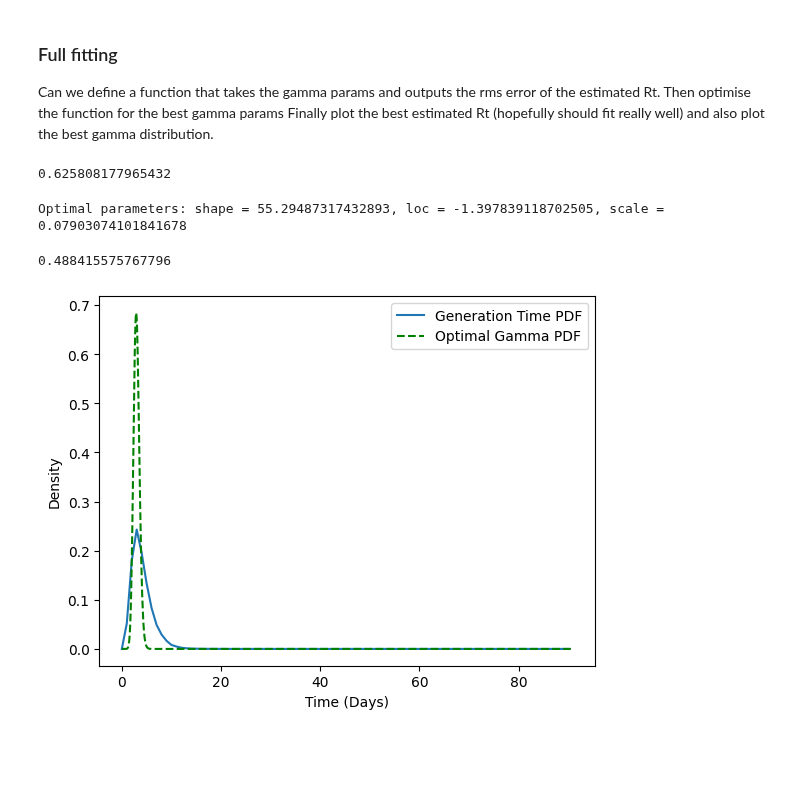
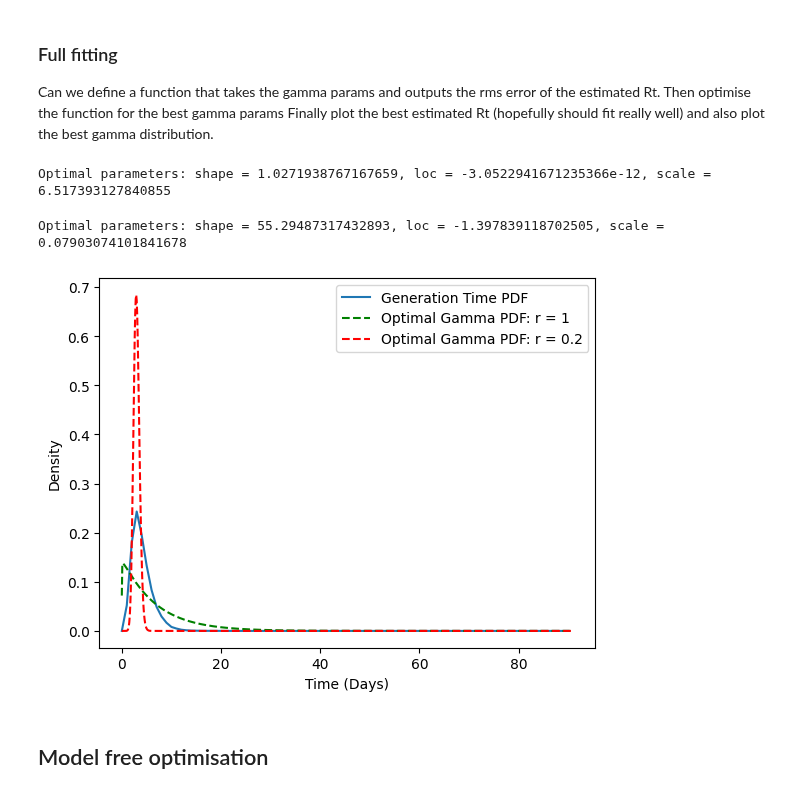
Before and after one commit to SABS-R3-Epidemiology/seirmo, a Jupyter notebook: examples/epiabm_rt_inference/northern_ireland/r_t_inference_renewal_model_KG.ipynb, the cells around one changed output. Cells and saved outputs as stored; diff of their text form; code cells hidden in the pictures; blank space fills up the shorter version.

Commit message:
Generation time optimisation

```diff
--- a/examples/epiabm_rt_inference/northern_ireland/r_t_inference_renewal_model_KG.ipynb
+++ b/examples/epiabm_rt_inference/northern_ireland/r_t_inference_renewal_model_KG.ipynb
@@ -15,7 +16,7 @@ nest_asyncio.apply()
 # %%
 data_path = 'northern_ireland_simulation_data_small/'
 # %%
-incidences_true_r1 = pd.read_csv(data_path + 'radius_1/seir_EI.csv')['Incidence (I)']
+incidences_true_r1 = pd.read_csv(data_path + 'radius_1/seir_EI.csv')['Incidence (E)']
 incidences_true_r02 = pd.read_csv(data_path + 'radius_0_2/seir_EI.csv')['Incidence (E)']
 # %% [markdown]
 ### Read True Incidences from Output of EpiABM
@@ -338,27 +382,19 @@ Can we define a function that takes the gamma params and outputs the rms error o
 Then optimise the function for the best gamma params
 Finally plot the best estimated Rt (hopefully should fit really well) and also plot the best gamma distribution.
 # %%
-def gamma_inference_wrapper(gamma_shape, gamma_loc, gamma_scale, start_delay=5):
+from scipy.optimize import minimize
+
+def gamma_inference_wrapper(gamma_shape, gamma_loc, gamma_scale, inc_data, true_rt, start_delay=5):
     gamma_pdf = gamma.pdf(x, gamma_shape, gamma_loc, gamma_scale)
     inference = branchpro.BranchProPosterior(
         inc_data=inc_data,
         daily_serial_interval=gamma_pdf,
-        alpha=a,
-        beta=b)
+        alpha=prior_a,
+        beta=prior_b)
 
     inference.run_inference(tau=tau)
     intervals = inference.get_intervals(central_prob=.95)
     interval_mean = intervals['Mean'].to_numpy()
 
-    # print(interval_mean[start_delay:])
-    # print(true_rt_r02[start_delay + 2:-1])
-    rms_error = np.sqrt(np.mean((interval_mean[start_delay:] - true_rt_r02[start_delay + 2:-1])**2))
-
-    # fig = plot_rt_fig([intervals], true_rt_r02[2:-1], gamma_pdf, end_time_point)
-    # fig.show_figure()
-
+    rms_error = np.sqrt(np.mean((interval_mean[start_delay:] - true_rt[start_delay + 2:-1])**2))
     return rms_error
-# %%
-gamma_inference_wrapper(gamma_a, gamma_loc, gamma_scale)
-# %% [output]
-0.625808177965432
@@ -365,18 +409,12 @@ gamma_inference_wrapper(gamma_a, gamma_loc, gamma_scale)
 # %%
-from scipy.optimize import minimize
-
-gamma_inference_wrapper(gamma_a, gamma_loc, gamma_scale)
 def objective(params):
     gamma_shape, gamma_loc, gamma_scale = params
-    return gamma_inference_wrapper(gamma_shape, gamma_loc, gamma_scale, start_delay=5)
+    return gamma_inference_wrapper(gamma_shape, gamma_loc, gamma_scale,
+                                   inc_data_r1, true_rt_r1, start_delay=5)
 
 initial_guess = [gamma_a, gamma_loc, gamma_scale]
-result = minimize(objective, initial_guess, method='Nelder-Mead')
+result_r1 = minimize(objective, initial_guess, method='nelder-mead')
 
-print(f"Optimal parameters: shape = {result.x[0]}, loc = {result.x[1]}, scale = {result.x[2]}")
+print(f"Optimal parameters: shape = {result_r1.x[0]}, loc = {result_r1.x[1]}, scale = {result_r1.x[2]}")
 # %% [output]
-Optimal parameters: shape = 55.29487317432893, loc = -1.397839118702505, scale = 0.07903074101841678
+Optimal parameters: shape = 1.0271938767167659, loc = -3.0522941671235366e-12, scale = 6.517393127840855
-# %%
-gamma_inference_wrapper(55.3, -1.4, 0.08)
-# %% [output]
-0.488415575767796
@@ -383 +435,12 @@ gamma_inference_wrapper(55.3, -1.4, 0.08)
+# %%
+def objective(params):
+    gamma_shape, gamma_loc, gamma_scale = params
+    return gamma_inference_wrapper(gamma_shape, gamma_loc, gamma_scale,
+                                   inc_data_r02, true_rt_r02, start_delay=5)
+
+result_r02 = minimize(objective, initial_guess, method='Nelder-Mead')
+
+print(f"Optimal parameters: shape = {result_r02.x[0]}, loc = {result_r02.x[1]}, scale = {result_r02.x[2]}")
+# %% [output]
+Optimal parameters: shape = 55.29487317432893, loc = -1.397839118702505, scale = 0.07903074101841678
 # %%
@@ -396,12 +459,16 @@ pio.write_image(fig.figure, 'kg_inference_plots/predicted_vs_true_rt_r02_optimal
 fig.show_figure()
 # %%
 x = np.arange(0, len(generation_time), 0.1)
-gamma_pdf = gamma.pdf(x, result.x[0], result.x[1], result.x[2])
+gamma_pdf_plot_r1 = gamma.pdf(x, result_r1.x[0], result_r1.x[1], result_r1.x[2])
+gamma_pdf_plot_r02 = gamma.pdf(x, result_r02.x[0], result_r02.x[1], result_r02.x[2])
 
 plt.plot(generation_time, label='Generation Time PDF')
-plt.plot(x, gamma_pdf, 'g--', label='Optimal Gamma PDF')
+plt.plot(x, gamma_pdf_plot_r1, 'g--', label='Optimal Gamma PDF: r = 1')
+plt.plot(x, gamma_pdf_plot_r02, 'r--', label='Optimal Gamma PDF: r = 0.2')
 plt.xlabel('Time (Days)'); plt.ylabel('Density')
 plt.legend(); plt.savefig('kg_inference_plots/fitted_gamma_pdf.png')
 plt.show()
 # %% [output]
-[figure, old version]
+[figure, new version]
+# %% [markdown]
+## Model free optimisation
```
Also changed, not shown: parts of 19 cells of this notebook, 9 other files.
